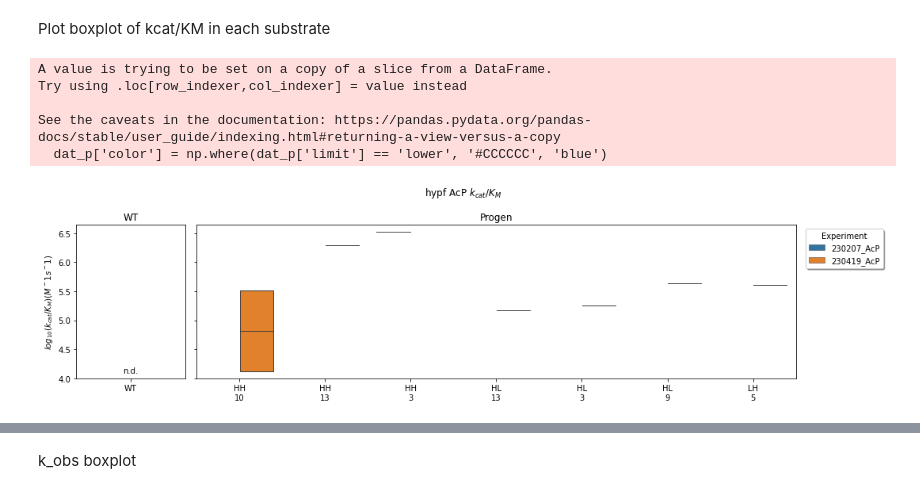
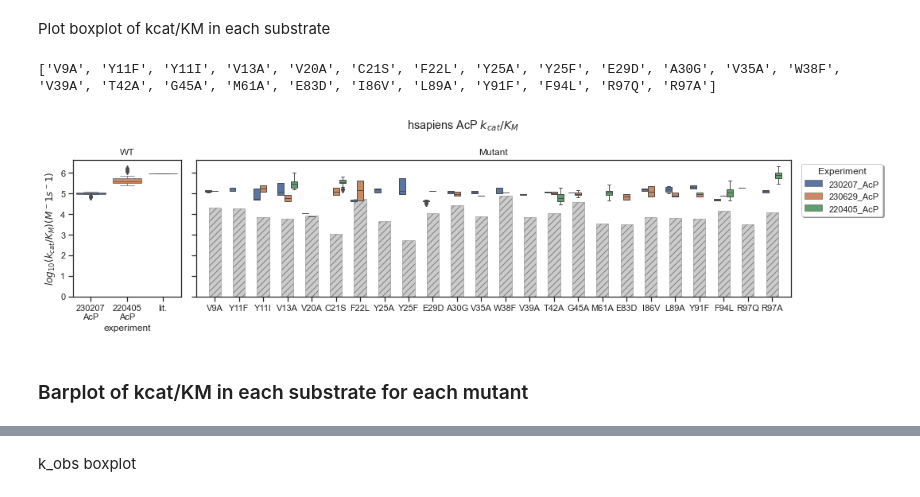
Before and after one commit to FordyceLab/htmek-workup, a Jupyter notebook: multi_experiment_aggregation/current_aggregation.ipynb, the cells around one changed output, grey strips where cells are left out. Cells and saved outputs as stored; diff of their text form; code cells hidden in the pictures.

```diff
--- a/multi_experiment_aggregation/current_aggregation.ipynb
+++ b/multi_experiment_aggregation/current_aggregation.ipynb
@@ -818,7 +814,7 @@ for i, experiment_pair in enumerate(experiment_pairs):
     merged_df.columns = ['MutantID', 'kcat_over_KM_fit_median_x', 'kcat_over_KM_fit_std_x', 'kcat_over_KM_fit_median_y', 'kcat_over_KM_fit_std_y']
 
     # plot kcat/KM values from each experiment against each other
-    axs[i].errorbar(merged_df['kcat_over_KM_fit_median_x'], merged_df['kcat_over_KM_fit_median_y'], xerr=merged_df['kcat_over_KM_fit_std_x'], yerr=merged_df['kcat_over_KM_fit_std_y'], fmt='o', color='black', alpha=0.5)
+    axs[i].errorbar(merged_df['kcat_over_KM_fit_median_x'], merged_df['kcat_over_KM_fit_median_y'], xerr=merged_df['kcat_over_KM_fit_std_x'], yerr=merged_df['kcat_over_KM_fit_std_y'], fmt=' ', color='black', alpha=0.5)
 
     # make plot square
     axs[i].set_aspect('equal', 'box')
@@ -929,32 +925,36 @@ Plot boxplot of kcat/KM in each substrate
 # %%
 import matplotlib.pyplot as plt
 
-species = 'hypf'
+species = 'hsapiens'
 substrate = 'AcP'
-origin = 'progen'
+origin = 'mutant'
 
 # Get all data from selected_turnover_dfs
 dat = pd.DataFrame()
 
-# select only the turnover dfs that have the substrate in the key
+## select only the turnover dfs that have the substrate in the key
+# get list of keys to include
 experiments_to_select = [
                         #  '221201_AcP',
                          '230207_AcP',
-                         '230410_AcP',
-                         '230419_AcP',
+                        #  '230410_AcP',
+                        #  '230419_AcP',
                         #  '230612_AcP',
                         #  '230622_AcP',
                          '230629_AcP',
 
                          '230419_ATP',
                          '230612_ATP',
-                         '230622_ATP',
+                        #  '230622_ATP',
 
                          '230419_PEP',
                          '230612_PEP'
                    ]
+# remove experiments that are not in experiments_to_select
 selected_turnover_dfs = {key: all_turnover_dfs[key] for key in all_turnover_dfs.keys() if substrate in key and key in experiments_to_select}
 
+
+## remove other substrates from selected_turnover_dfs
 # for each experiment df in selected_turnover_dfs
 for key in selected_turnover_dfs.keys():
     # only add the df to dat if the substrate is in the key
@@ -964,21 +964,26 @@ for key in selected_turnover_dfs.keys():
         unique_df['experiment'] = key
         dat = pd.concat([dat, unique_df])
 
+## filter dat
 # remove low local bg mutants from dat
 dat = dat[dat['local_bg_ratio'] > 2]
 
 # filter for high R2 mutants
-dat = dat[dat['kcat_over_KM_fit_R2'] > 0.9]
+if 'kcat_over_KM_fit_R2' in dat.columns:
+    dat = dat[dat['kcat_over_KM_fit_R2'] > 0.95]
 
 # filter low enzyme concentration mutants
-dat = dat[dat['EnzymeConc'] > 0.5]
+dat = dat[dat['EnzymeConc'] > 2]
 
-# add 220405 data to dat
+
+
+## add 220405 data to dat if species is human
 if species == 'hsapiens':
     dat = pd.concat([dat, df_processed_220405_AcP])
 
 
-# add literature values to dat
+
+## add literature values to dat
 lit_dat = lit_df[lit_df['Substrate_abbrev'] == substrate]
 lit_dat = lit_dat[lit_dat['Isoform'] == 'ACYP2']
 lit_dat = lit_dat[lit_dat['Species'] == 'H. sapiens']
@@ -997,12 +1002,18 @@ dat = dat[dat['substrate'] == substrate]
 dat = dat[dat['species'] == species]
 
 
+
 # Create a figure with four subplots
 fig, axs = plt.subplots(1, 2, figsize=(15, 4), gridspec_kw={'width_ratios': [2, 11]}, sharey=True)
 
 # In the first subplot, plot a bar chart of the WT sequence kcat_over_KM_fit values for each experiment
 if 'WT' in dat['origin'].unique():
     sns.boxplot(x='experiment', y='kcat_over_KM_fit', data=dat[dat['origin'] == 'WT'], ax=axs[0], linewidth=0.6)
+
+    # replace underscore in x axis tick labels
+    xticklabels = [label.get_text().replace('_', '\n') for label in axs[0].get_xticklabels()]
+    axs[0].set_xticklabels(xticklabels)
+
     axs[0].set_title('WT')
     axs[0].set_ylabel('$log_{10}(k_{cat}/K_M) (M^-1 s^-1)$')
 else:
@@ -1015,18 +1026,21 @@ else:
     axs[0].set_xticks([0.5])
     axs[0].set_xticklabels(['WT'])
 
-
 # Get the sorted order of the mutants
 if origin == 'mutant':
     mutants = dat[dat['origin'] == 'mutant']['mutation'].unique()
-    sorted_order = sorted(mutants, key=lambda x: x[1:-2])
+    sorted_order = sorted(mutants, key=lambda x: int(x[1:-1]))
+    print(sorted_order)
 
     # use the sorted order to sort the dat df
     dat_sorted = dat.copy()
     dat_sorted['mutation'] = pd.Categorical(dat_sorted['mutation'], categories=sorted_order, ordered=True)
 else:
     mutants = dat[dat['origin'] == origin]['design_rep'].unique()
-    sorted_order = sorted(mutants)
+    if '\n' in mutants[0]: # for progen names
+        sorted_order = sorted(mutants, key=lambda x: x.split('\n')[0]+(x.split('\n')[1].zfill(2)))
+    else: # for pross names
+        sorted_order = sorted(mutants)
 
     # use the sorted order to sort the dat df
     dat_sorted = dat.copy()
@@ -1037,37 +1051,41 @@ dat_p = dat_sorted[dat_sorted['origin'] == origin]
 if 'limit' in dat_p.columns:
     dat_p['color'] = np.where(dat_p['limit'] == 'lower', '#CCCCCC', 'blue')
     sns.boxplot(x='design_rep', y='kcat_over_KM_fit', data=dat_p, ax=axs[1], order=sorted_order, hue='experiment', dodge=True, linewidth=1)
+else:
+    sns.boxplot(x='design_rep', y='kcat_over_KM_fit', data=dat_p, ax=axs[1], order=sorted_order, hue='experiment', dodge=True, linewidth=1)
 axs[1].set_title(origin.capitalize())
 axs[1].set_ylabel('')
 axs[1].set_xlabel('')
-# axs[1].set_ylim(1, 5)
+
+# plot barchart overlapping with boxplot
+ax1_len = len(axs[1].get_xticklabels())
+bar_data = np.random.normal(4, 0.5, ax1_len)
+axs[1].bar(x=np.arange(ax1_len), height=bar_data, width=0.5, zorder=0, color='#CCCCCC', edgecolor='grey', hatch='///', linewidth=0.5)
 
 # legend for second subplot
 axs[-1].legend(loc='upper left', bbox_to_anchor=(1.01, 1), fancybox=True, shadow=True, ncol=1, title='Experiment')
 
 # add super title to the figure
 fig.suptitle(' '.join([species, substrate, '$k_{cat}/K_M$']))
 
 # tight layout
 plt.tight_layout()
 
 # make export path
 plot_export_path = figure_export_path + '/Catalysis/aggregated_expts/per_sequence_comparison/' + species + '/' + substrate + '/'
 
 # # make export path if it doesn't exist
 # if not os.path.exists(os.path.dirname(plot_export_path)):
 #     os.makedirs(os.path.dirname(plot_export_path))
 
 # # save images
 # plt.savefig(plot_export_path + species + '_' + substrate + '_' + origin + '_kcat_over_KM_aggregated_expts.png', dpi=300, bbox_inches='tight')
 # plt.savefig(plot_export_path + species + '_' + substrate + '_' + origin + '_kcat_over_KM_aggregated_expts.svg', bbox_inches='tight')
 
 # Show the plot
 plt.show()
 # %% [output]
-A value is trying to be set on a copy of a slice from a DataFrame.
-Try using .loc[row_indexer,col_indexer] = value instead
-
-See the caveats in the documentation: https://pandas.pydata.org/pandas-docs/stable/user_guide/indexing.html#returning-a-view-versus-a-copy
-  dat_p['color'] = np.where(dat_p['limit'] == 'lower', '#CCCCCC', 'blue')
+['V9A', 'Y11F', 'Y11I', 'V13A', 'V20A', 'C21S', 'F22L', 'Y25A', 'Y25F', 'E29D', 'A30G', 'V35A', 'W38F', 'V39A', 'T42A', 'G45A', 'M61A', 'E83D', 'I86V', 'L89A', 'Y91F', 'F94L', 'R97Q', 'R97A']
-[figure, old version]
+[figure, new version]
+# %% [markdown]
+### Barplot of kcat/KM in each substrate for each mutant
```
Also changed, not shown: parts of 53 cells of this notebook, 4 other files.
